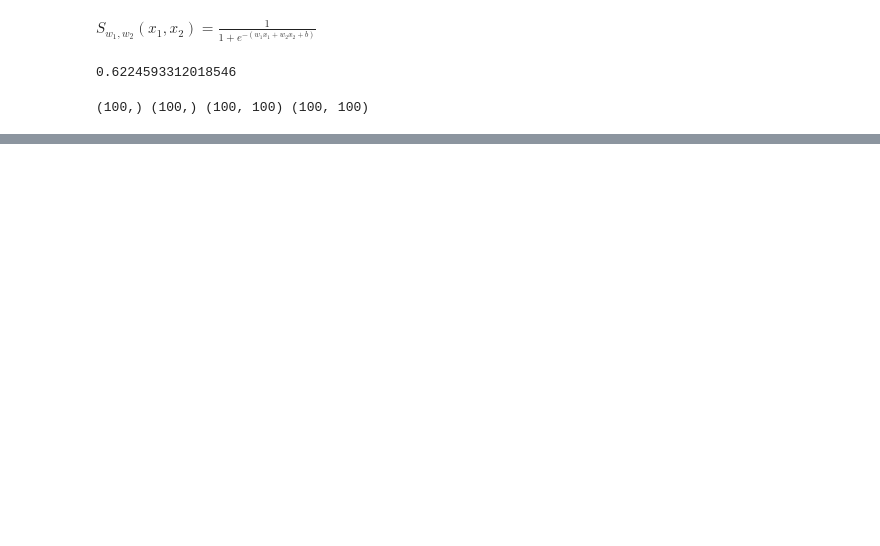
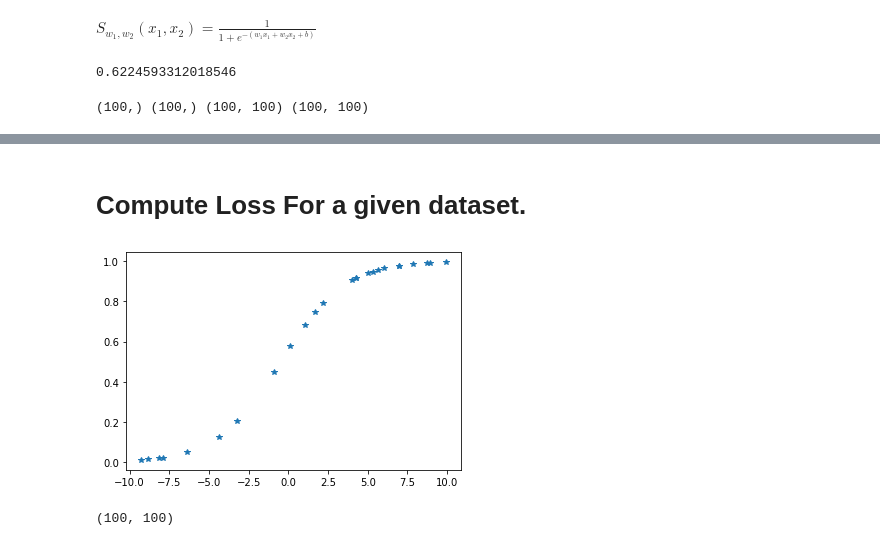
Before and after one commit to AvishekRoy16/DeepLearning, a Jupyter notebook: 2. Sigmoid Neurons/Sigmoid.ipynb, the cells around one changed output, grey strips where cells are left out. Saved outputs shown, nothing was run; the diff lists cells and outputs as text; code cells hidden in the pictures; blank space fills up the shorter version.

Commit message:
added loss function for sigmoid neuron

```diff
--- a/2. Sigmoid Neurons/Sigmoid.ipynb
+++ b/2. Sigmoid Neurons/Sigmoid.ipynb
@@ -73,0 +76,18 @@ ax.view_init(30, 180)
+# %% [markdown]
+# Compute Loss For a given dataset.
+# %%
+# Working with the 1D example and using the brute force apprach for each case plot the loss, for each value of x, we will be given a series of w and b,
+# we will also have the corresponding y values
+# given the input and the output find out the parameters.
+
+#Arbrirary vales to generate data
+w_unkown = 0.5
+b_unknow = 0.25
+
+#It generates number between -1 and 1 but we want it to genrate so that the number is between -10 and 10 ro the range is 20 and we do 10 so that it averages at 0.
+X = np.random.random(25) * 20 - 10
+Y = sigmoid(X, w_unkown, b_unknow)
+plt.plot(X, Y, '*')
+plt.show()
+# %% [output]
+[figure, added]
@@ -73,0 +108,4 @@ ax.view_init(30, 180)
+# %%
+WW.shape
+# %% [output]
+(100, 100)
```
Also changed, not shown: parts of 7 cells of this notebook, 1 other file.
